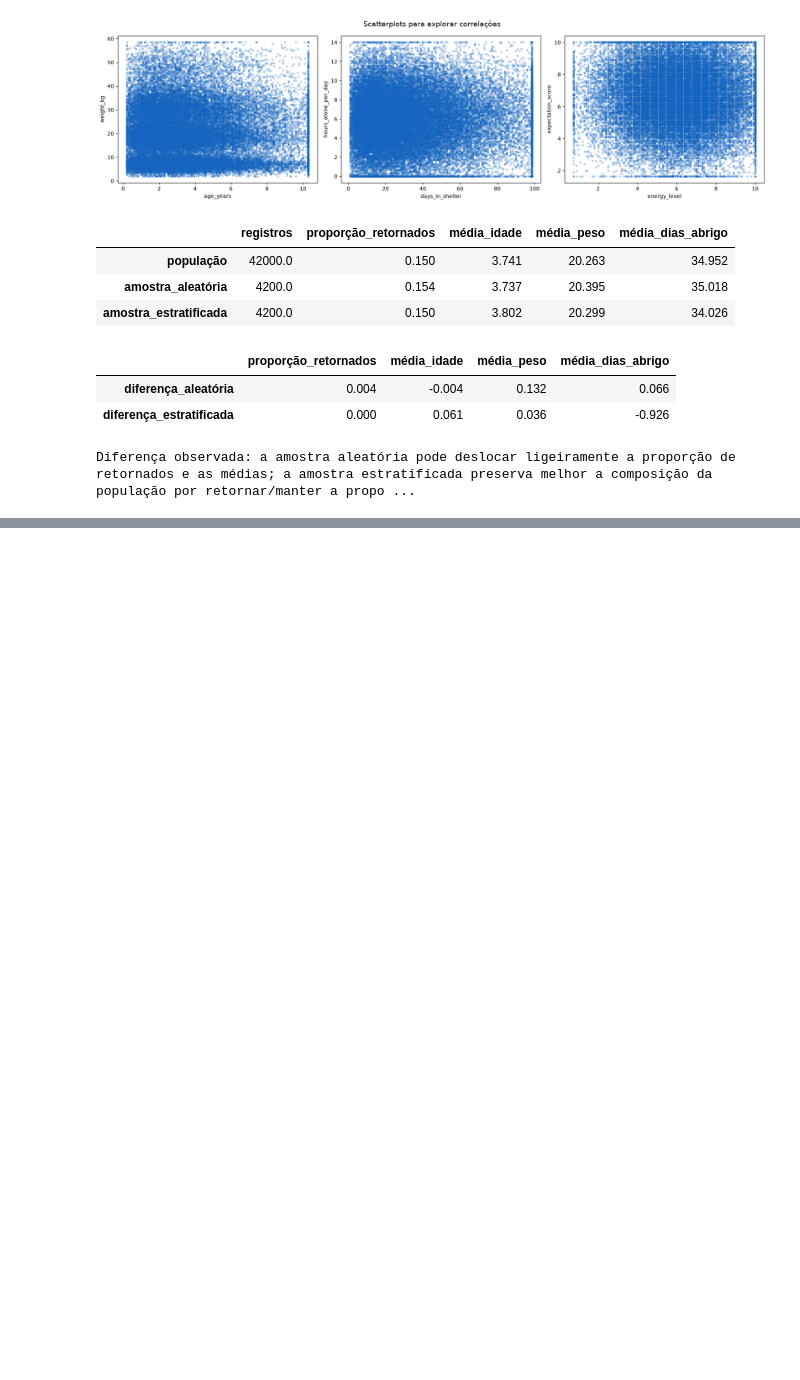
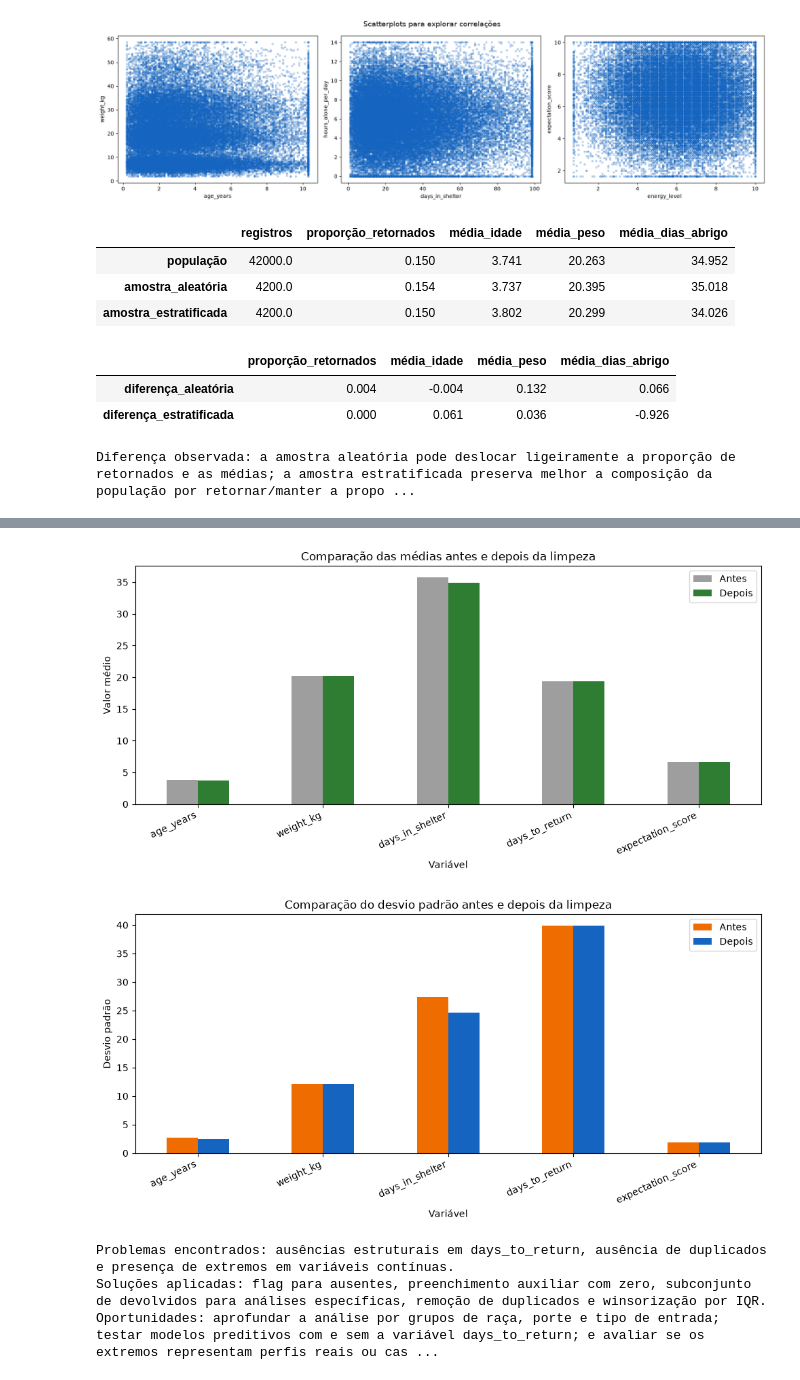
Before and after one commit to gujarbim/PUC, a Jupyter notebook: Cursos/218191P - MINERAÇÃO DE DADOS E BUSINESS INTELLIGENCE - PRÁTICA (MAT) 0101-04-26-2s/dog/dog.ipynb, the cells around one changed output, grey strips where cells are left out. Cells and saved outputs as stored; diff of their text form; code cells hidden in the pictures; blank space fills up the shorter version.

```diff
--- a/Cursos/218191P - MINERAÇÃO DE DADOS E BUSINESS INTELLIGENCE - PRÁTICA (MAT) 0101-04-26-2s/dog/dog.ipynb
+++ b/Cursos/218191P - MINERAÇÃO DE DADOS E BUSINESS INTELLIGENCE - PRÁTICA (MAT) 0101-04-26-2s/dog/dog.ipynb
@@ -355,0 +356,44 @@ Diferença observada: a amostra aleatória pode deslocar ligeiramente a proporç
+# %%
+import pandas as pd
+import matplotlib.pyplot as plt
+from IPython.display import display
+
+raw = pd.read_csv('data/dog_adoption_master.csv')
+clean = pd.read_csv('data/dog_adoption_master_limpo.csv')
+
+variaveis_comparacao = ['age_years', 'weight_kg', 'days_in_shelter', 'days_to_return', 'expectation_score']
+comparacao_estatistica = pd.DataFrame(index=variaveis_comparacao)
+comparacao_estatistica['média_antes'] = raw[variaveis_comparacao].mean()
+comparacao_estatistica['média_depois'] = clean[variaveis_comparacao].mean()
+comparacao_estatistica['mediana_antes'] = raw[variaveis_comparacao].median()
+comparacao_estatistica['mediana_depois'] = clean[variaveis_comparacao].median()
+comparacao_estatistica['desvio_antes'] = raw[variaveis_comparacao].std()
+comparacao_estatistica['desvio_depois'] = clean[variaveis_comparacao].std()
+comparacao_estatistica['variação_%_da_média'] = ((comparacao_estatistica['média_depois'] - comparacao_estatistica['média_antes']) / comparacao_estatistica['média_antes'] * 100).round(2)
+
+display(comparacao_estatistica.round(3))
+
+fig, ax = plt.subplots(figsize=(10, 5))
+comparacao_estatistica[['média_antes', 'média_depois']].plot(kind='bar', ax=ax, color=['#9E9E9E', '#2E7D32'])
+ax.set_title('Comparação das médias antes e depois da limpeza')
+ax.set_ylabel('Valor médio')
+ax.set_xlabel('Variável')
+ax.legend(['Antes', 'Depois'])
+plt.xticks(rotation=25, ha='right')
+plt.tight_layout()
+plt.show()
+
+fig, ax = plt.subplots(figsize=(10, 5))
+comparacao_estatistica[['desvio_antes', 'desvio_depois']].plot(kind='bar', ax=ax, color=['#EF6C00', '#1565C0'])
+ax.set_title('Comparação do desvio padrão antes e depois da limpeza')
+ax.set_ylabel('Desvio padrão')
+ax.set_xlabel('Variável')
+ax.legend(['Antes', 'Depois'])
+plt.xticks(rotation=25, ha='right')
+plt.tight_layout()
+plt.show()
+
+print('Problemas encontrados: ausências estruturais em days_to_return, ausência de duplicados e presença de extremos em variáveis contínuas.')
+print('Soluções aplicadas: flag para ausentes, preenchimento auxiliar com zero, subconjunto de devolvidos para análises específicas, remoção de duplicados e winsorização por IQR.')
+print('Oportunidades: aprofundar a análise por grupos de raça, porte e tipo de entrada; testar modelos preditivos com e sem a variável days_to_return; e avaliar se os extremos representam perfis reais ou casos especiais.')
+# %% [output]
@@ -355,0 +406,5 @@ Diferença observada: a amostra aleatória pode deslocar ligeiramente a proporç
+[figure, added]
+[figure, added]
+Problemas encontrados: ausências estruturais em days_to_return, ausência de duplicados e presença de extremos em variáveis contínuas.
+Soluções aplicadas: flag para ausentes, preenchimento auxiliar com zero, subconjunto de devolvidos para análises específicas, remoção de duplicados e winsorização por IQR.
+Oportunidades: aprofundar a análise por grupos de raça, porte e tipo de entrada; testar modelos preditivos com e sem a variável days_to_return; e avaliar se os extremos representam perfis reais ou cas ...
```
Also changed, not shown: parts of 5 cells of this notebook.
